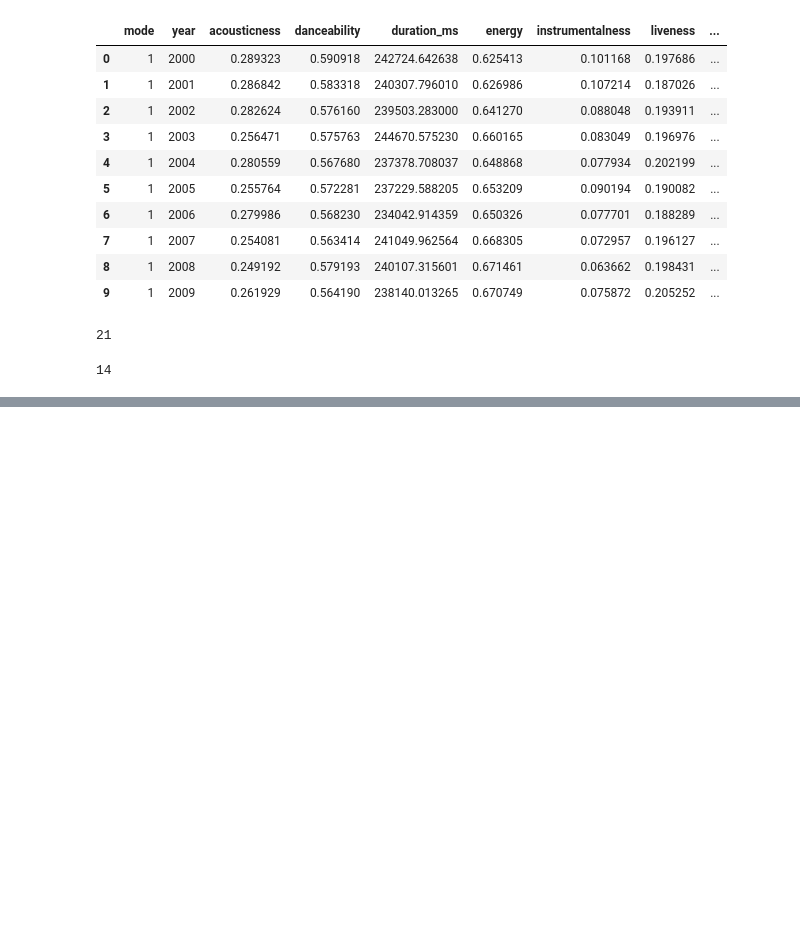
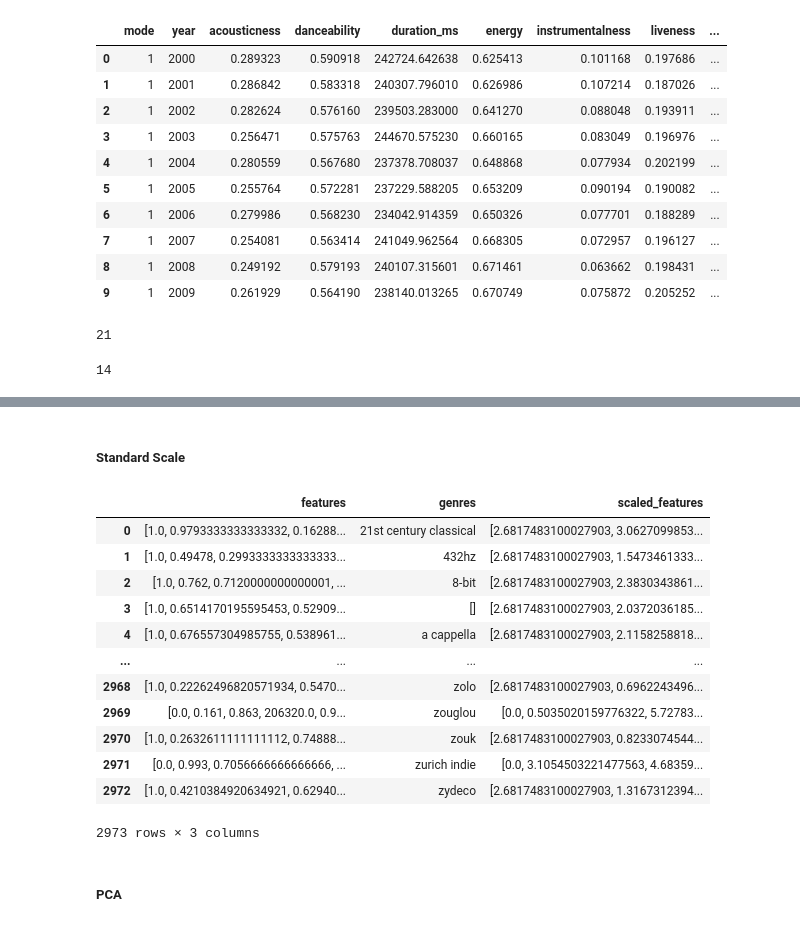
Before and after one commit to MpRonald/Spark, a Jupyter notebook: PySpark_Recomendation.ipynb, the cells around one changed output, grey strips where cells are left out. Drawn from its saved outputs; the diff is of its cells as text; code cells hidden in the pictures; blank space fills up the shorter version.

```diff
--- a/PySpark_Recomendation.ipynb
+++ b/PySpark_Recomendation.ipynb
@@ -162,0 +203,3 @@ fig.add_trace(go.Scatter(x=temp['year'], y=temp['speechiness'], name='Speechines
+# %%
+X = data_genre.columns
+X
@@ -162,0 +221,3 @@ fig.add_trace(go.Scatter(x=temp['year'], y=temp['speechiness'], name='Speechines
+# %%
+X.remove('genres')
+X
@@ -162,0 +238,4 @@ fig.add_trace(go.Scatter(x=temp['year'], y=temp['speechiness'], name='Speechines
+# %%
+data_genre_vector = VectorAssembler(inputCols=X, outputCol='features')\
+                                    .transform(data_genre)\
+                                    .select(['features', 'genres'])
@@ -162,0 +258,23 @@ fig.add_trace(go.Scatter(x=temp['year'], y=temp['speechiness'], name='Speechines
+# %% [markdown]
+##### Standard Scale
+# %%
+scaler = StandardScaler(inputCol='features', outputCol='scaled_features')
+scaler_model = scaler.fit(data_genre_vector)
+data_genre_scaler = scaler_model.transform(data_genre_vector)
+data_genre_scaler.toPandas()
+# %% [output]
+|  | features | genres | scaled_features |
+| 0 | [1.0, 0.9793333333333332, 0.16288... | 21st century classical | [2.6817483100027903, 3.0627099853... |
+| 1 | [1.0, 0.49478, 0.2993333333333333... | 432hz | [2.6817483100027903, 1.5473461333... |
+| 2 | [1.0, 0.762, 0.7120000000000001, ... | 8-bit | [2.6817483100027903, 2.3830343861... |
+| 3 | [1.0, 0.6514170195595453, 0.52909... | [] | [2.6817483100027903, 2.0372036185... |
+| 4 | [1.0, 0.676557304985755, 0.538961... | a cappella | [2.6817483100027903, 2.1158258818... |
+| ... | ... | ... | ... |
+| 2968 | [1.0, 0.22262496820571934, 0.5470... | zolo | [2.6817483100027903, 0.6962243496... |
+| 2969 | [0.0, 0.161, 0.863, 206320.0, 0.9... | zouglou | [0.0, 0.5035020159776322, 5.72783... |
+| 2970 | [1.0, 0.2632611111111112, 0.74888... | zouk | [2.6817483100027903, 0.8233074544... |
+| 2971 | [0.0, 0.993, 0.7056666666666666, ... | zurich indie | [0.0, 3.1054503221477563, 4.68359... |
+| 2972 | [1.0, 0.4210384920634921, 0.62940... | zydeco | [2.6817483100027903, 1.3167312394... |
+2973 rows × 3 columns
+# %% [markdown]
+##### PCA
```
Also changed, not shown: parts of 16 cells of this notebook.
